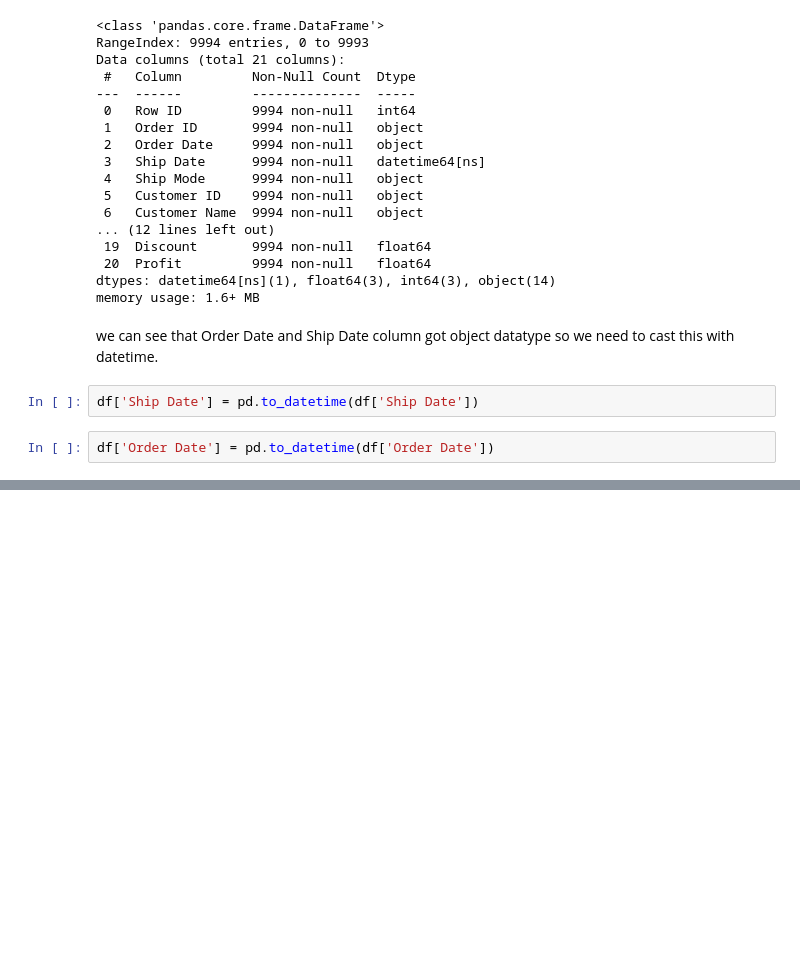
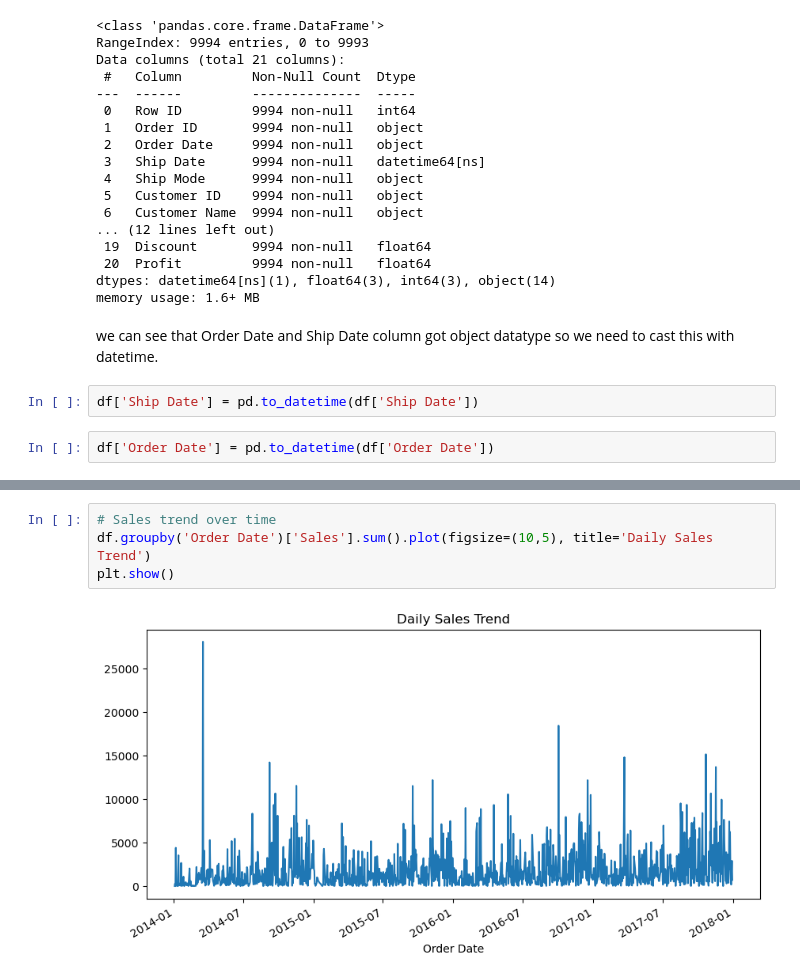
Before and after one commit to niteshpantha/sales-performance_project, a Jupyter notebook: sales_performance_analysis (EDA).ipynb, the cells around one changed output, grey strips where cells are left out. Saved outputs shown, nothing was run; the diff lists cells and outputs as text; blank space fills up the shorter version.

```diff
--- a/sales_performance_analysis (EDA).ipynb
+++ b/sales_performance_analysis (EDA).ipynb
@@ -105,0 +140,6 @@ df['Order Date'] = pd.to_datetime(df['Order Date'])
+# %%
+# Sales trend over time
+df.groupby('Order Date')['Sales'].sum().plot(figsize=(10,5), title='Daily Sales Trend')
+plt.show()
+# %% [output]
+[figure, added]
```
Also changed, not shown: parts of 9 cells of this notebook, 1 other file.
